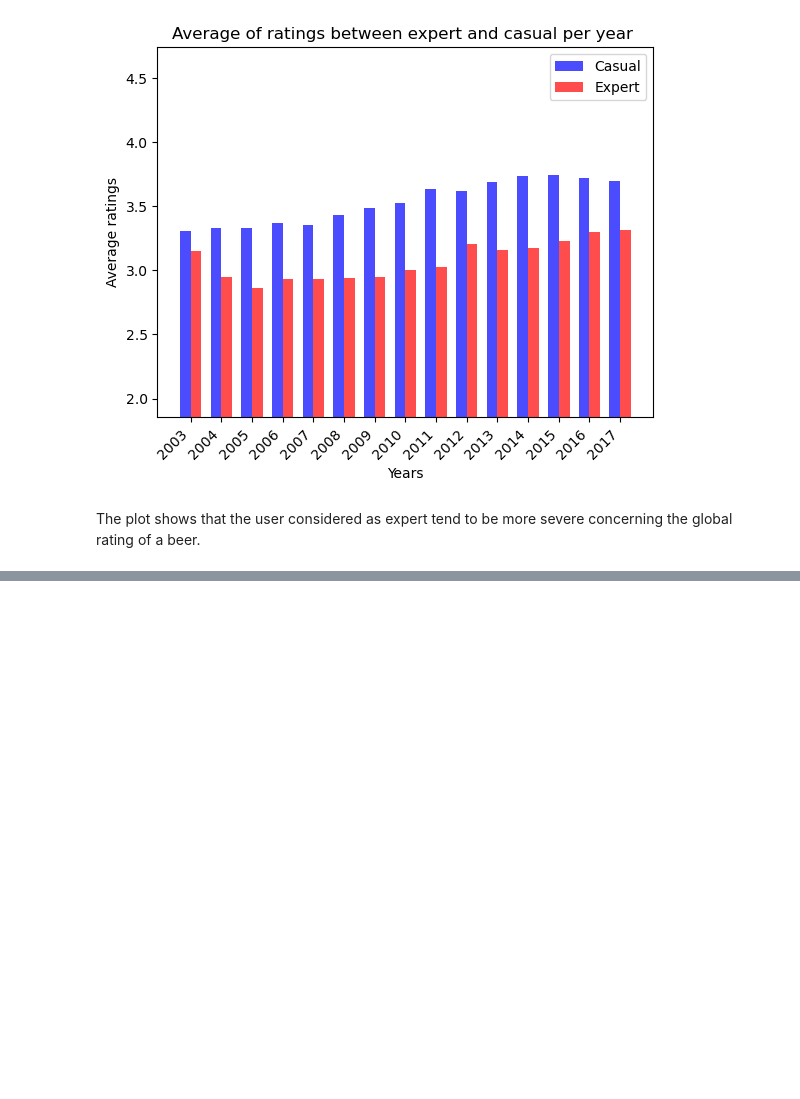
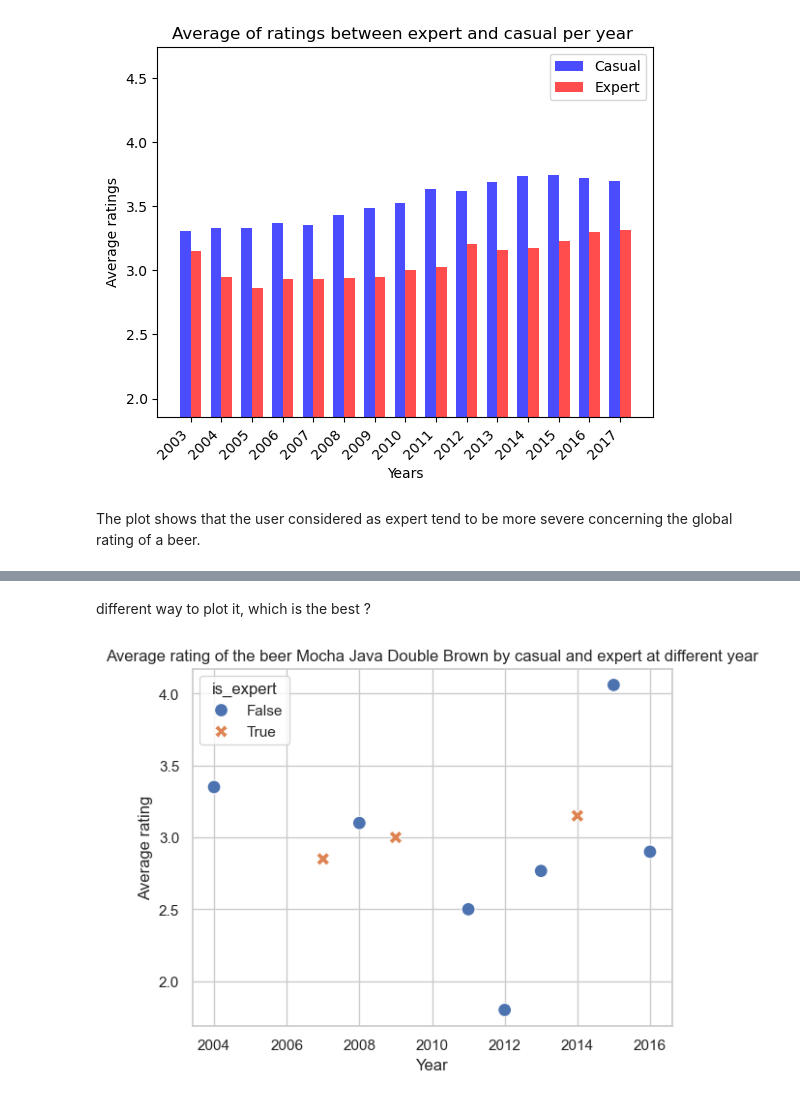
Before and after one commit to epfl-ada/ada-2023-project-remontada, a Jupyter notebook: code/main_yannis.ipynb, the cells around one changed output, grey strips where cells are left out. Cells and saved outputs as stored; diff of their text form; code cells hidden in the pictures; blank space fills up the shorter version.

```diff
--- a/code/main_yannis.ipynb
+++ b/code/main_yannis.ipynb
@@ -645,0 +432,11 @@ build_is_expert_column(df, threshold=0.95)
+# %% [markdown]
+different way to plot it, which is the best ?
+# %%
+sns.set(style="whitegrid")
+sns.scatterplot(data=df_max_expert_beer, x='year', y='rating', hue='is_expert', style='is_expert', s=100)
+plt.xlabel('Year')
+plt.ylabel('Average rating')
+plt.title(f'Average rating of the beer {max_expert_beer_name} by casual and expert at different year')
+plt.show()
+# %% [output]
+[figure, added]
```
Also changed, not shown: parts of 73 cells of this notebook.
